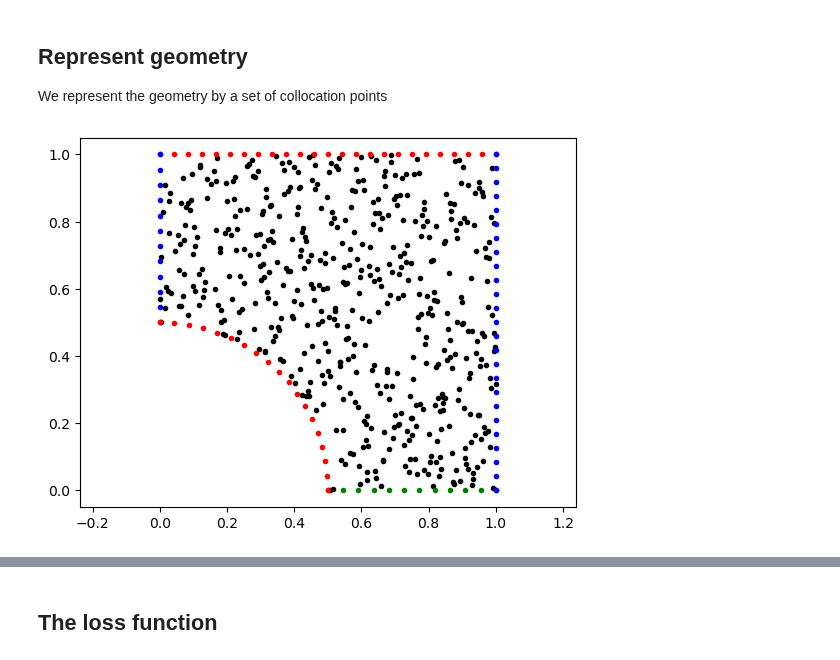
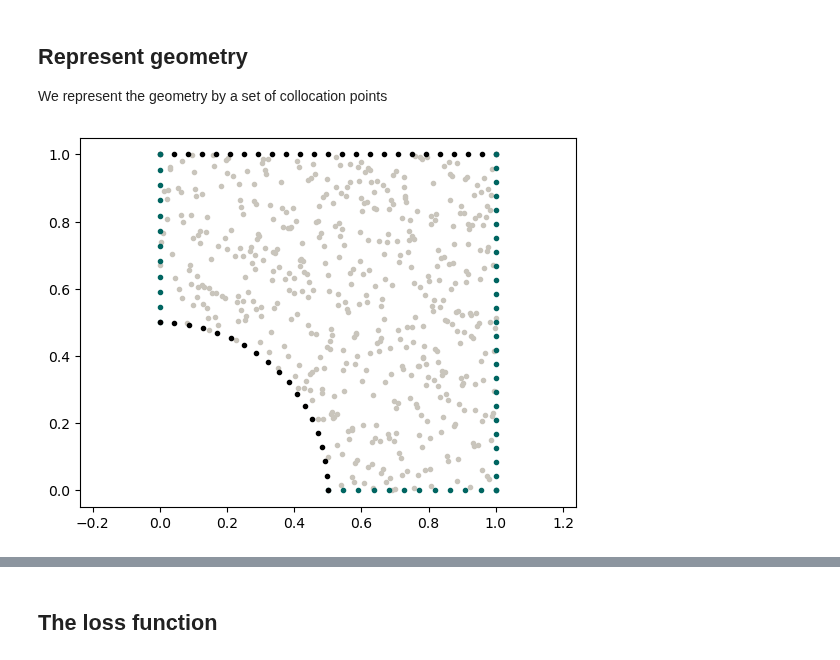
Before and after one commit to meyer-nils/numerical_examples, a Jupyter notebook: plate_hole_2d/torch.ipynb, the cells around one changed output, grey strips where cells are left out. Drawn from its saved outputs; the diff is of its cells as text; code cells hidden in the pictures.

```diff
--- a/plate_hole_2d/torch.ipynb
+++ b/plate_hole_2d/torch.ipynb
@@ -6,48 +6,55 @@
 We represent the geometry by a set of collocation points
 # %%
 import torch
+import functorch
 import numpy as np
 from scipy.stats import qmc
 import matplotlib.pyplot as plt
 
 from global_constants import L, R, B0, EPS0, MU, LBD
 
 # Create collocation points
 N = 25
 NN = int(N * (L-R)/L)
 points = L * qmc.LatinHypercube(d=2).random(N**2)
-points = points[(points[:,0] ** 2 + points[:,1] ** 2) > R**2]
-x_collocation = torch.tensor(points[:,0], requires_grad=True).float()
-y_collocation = torch.tensor(points[:,1], requires_grad=True).float()
+mask = (points[:,0] ** 2 + points[:,1] ** 2) > R**2
+collocation = torch.tensor(points[mask], requires_grad=True).float()
 
-# Boundaries
+# Boundary points
 x_top = torch.linspace(0, L, N, requires_grad=True)
 y_top = L * torch.ones((N, 1), requires_grad=True)
+top = torch.column_stack([x_top, y_top])
 
 x_bottom = torch.linspace(R, L, NN)
 y_bottom = torch.zeros((NN, 1))
+bottom = torch.column_stack([x_bottom, y_bottom])
 
 x_left = torch.zeros((NN, 1))
 y_left = torch.linspace(R, L, NN)
+left = torch.column_stack([x_left, y_left])
 
 x_right = L * torch.ones((N, 1))
 y_right = torch.linspace(0, L, N)
+right = torch.column_stack([x_right, y_right])
 
 phi = np.linspace(0, 0.5 * np.pi, int(N * 0.5 * np.pi * R / L))
 x_hole = torch.tensor(R * np.cos(phi), requires_grad=True).float()
 y_hole = torch.tensor(R * np.sin(phi), requires_grad=True).float()
 n_hole = torch.tensor(np.stack([-np.cos(phi), -np.sin(phi)]).T).float()
+hole = torch.column_stack([x_hole, y_hole])
 
-# Visualize geometry (Dirichlet blue, Neumann red)
-plt.plot(x_collocation.detach(), y_collocation.detach(), ".k")
-plt.plot(x_top.detach(), y_top.detach(), ".r")
-plt.plot(x_bottom, y_bottom, ".g")
-plt.plot(x_left, y_left, ".b")
-plt.plot(x_right, y_right, ".b")
-plt.plot(x_hole.detach(), y_hole.detach(), ".r")
-plt.axis("equal");
+# Visualize geometry
+with torch.no_grad():
+    plt.scatter(*collocation.T, marker=".", color="#C9C5BC")
+    plt.scatter(*top.T, marker=".", color="black")
+    plt.scatter(*bottom.T, marker=".", color="#006561")
+    plt.scatter(*left.T, marker=".", color="#006561")
+    plt.scatter(*right.T, marker=".", color="#006561")
+    plt.scatter(*hole.T, marker=".", color="black")
+    plt.axis("equal")
+    plt.show()
 # %% [output]
-[figure, old version]
+[figure, new version]
 # %% [markdown]
 ## The ANN model that approximates the displacement field
 
```
Also changed, not shown: parts of 8 cells of this notebook.
